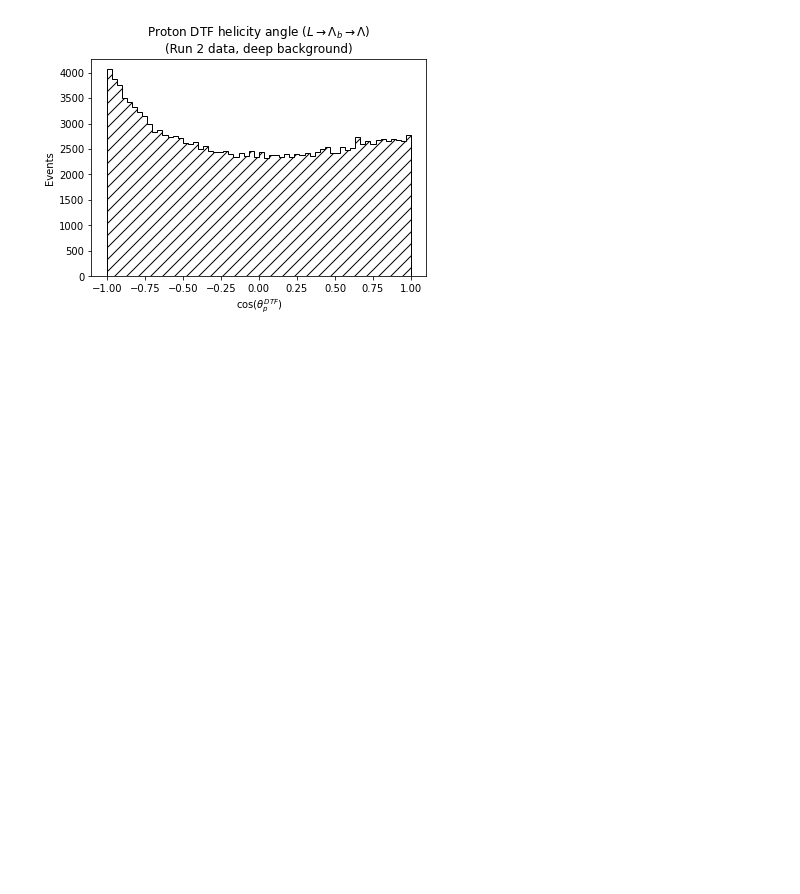
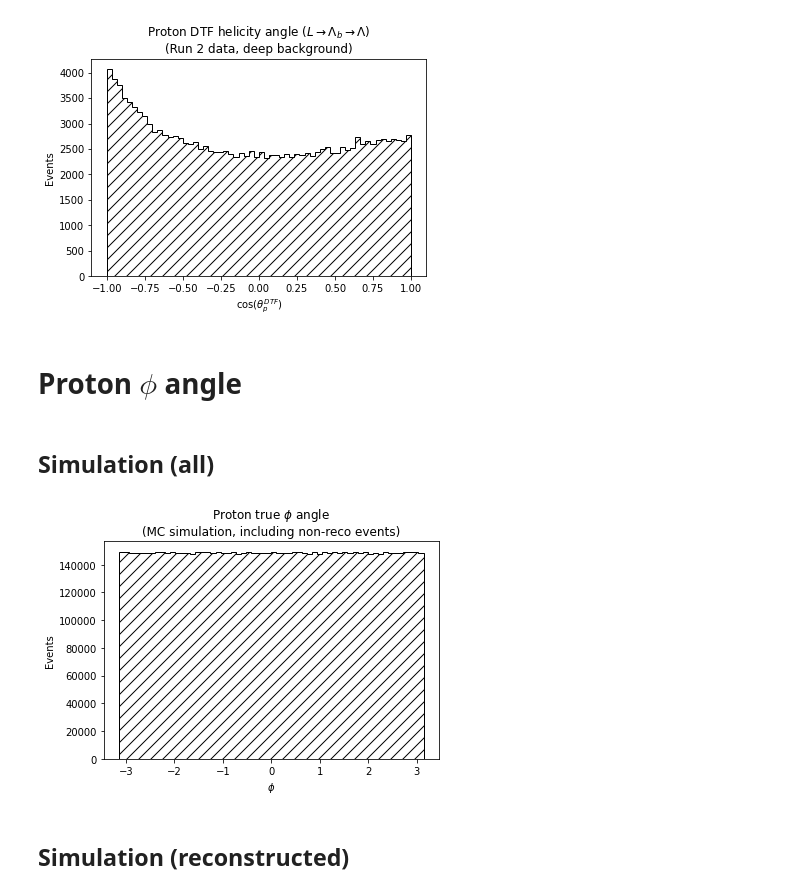
Before and after one commit to alatios/lb2jpsil_lambda-emdm-measurement, a Jupyter notebook: 01_angular_distribution_study.ipynb, the cells around one changed output. Drawn from its saved outputs; the diff is of its cells as text; code cells hidden in the pictures; blank space fills up the shorter version.

Commit message:
Add phi plots

```diff
--- a/01_angular_distribution_study.ipynb
+++ b/01_angular_distribution_study.ipynb
@@ -940,3 +940,5 @@ if save_plots:
 plt.show()
 # %% [output]
 [figure]
+# %% [markdown]
+# Proton $\phi$ angle
@@ -942,0 +1019,2 @@ plt.show()
+# %% [markdown]
+## Simulation (all)
@@ -942,0 +1023,30 @@ plt.show()
+# %%
+hist_arguments = {
+    'bins': 60,
+    'histtype': 'stepfilled',
+    'edgecolor': 'black',
+    'facecolor': 'none',
+    'hatch': '//'
+}
+
+xlabel = r"$\phi$"
+ylabel = "Events"
+title = r"Proton true $\phi$ angle" + "\n" + "(MC simulation, including non-reco events)"
+file_name = 'MC_phi_angle_true'
+
+plt.hist(df_truth['MCTRUTH_p_Phi_IFM'], **hist_arguments)
+
+plt.xlabel(xlabel)
+plt.ylabel(ylabel)
+
+if show_titles:
+    plt.title(title)
+
+if save_plots:
+    plt.savefig(plot_directory + file_name + '.pdf', bbox_inches = 'tight')
+
+plt.show()
+# %% [output]
+[figure, added]
+# %% [markdown]
+## Simulation (reconstructed)
```
Also changed, not shown: parts of 12 cells of this notebook.
